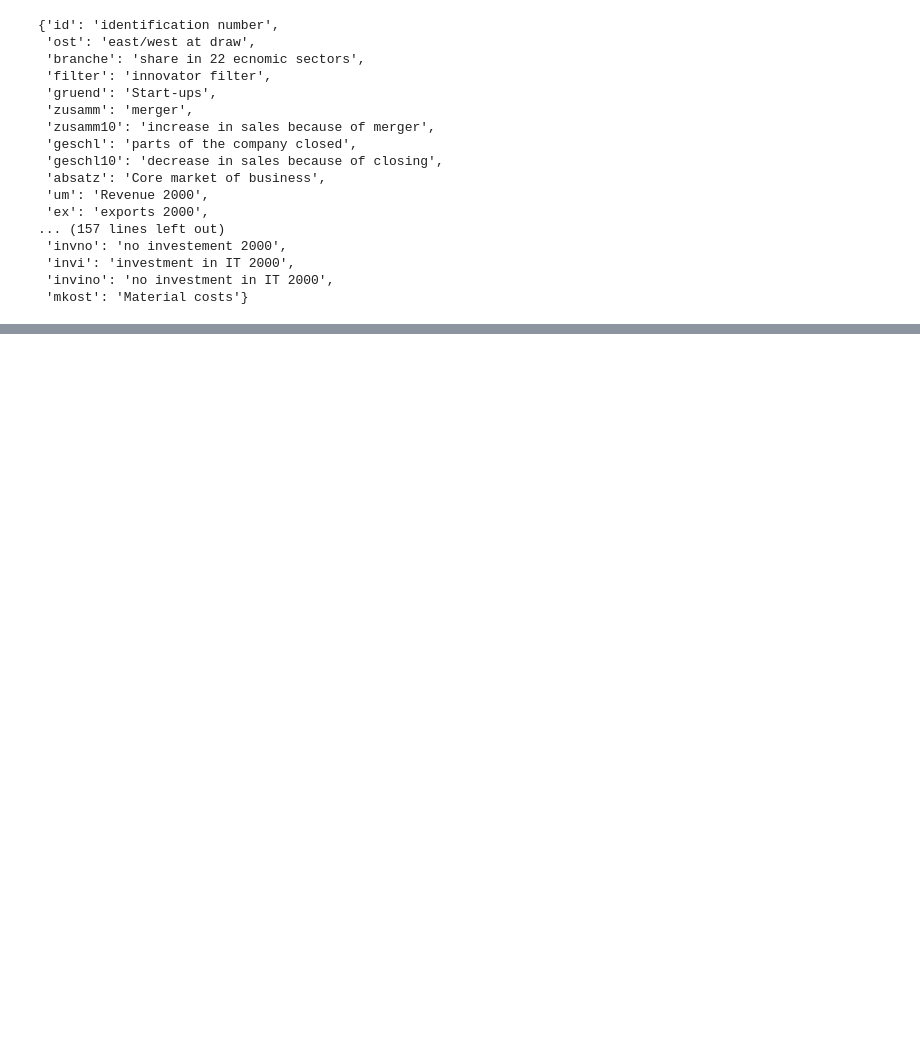
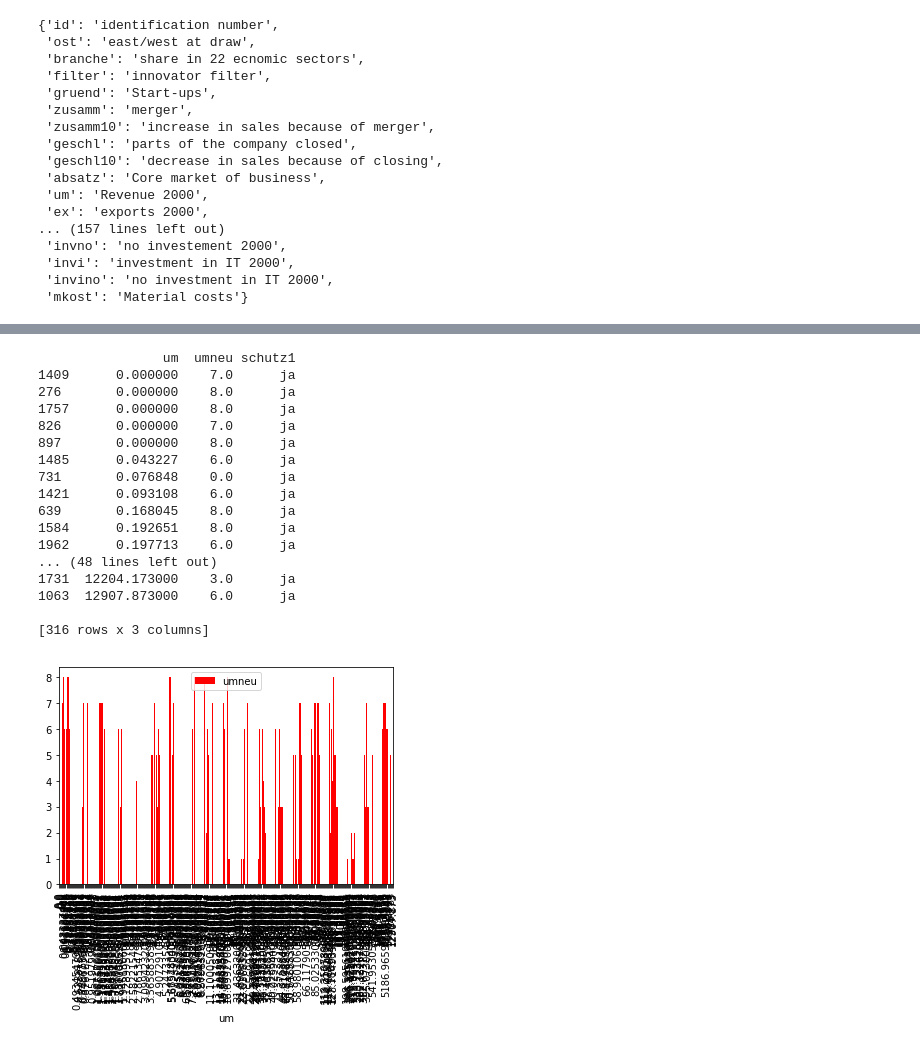
Before and after one commit to limarizon/Economics-and-Innovation-of-IP-Practica, a Jupyter notebook: script.ipynb, the cells around one changed output, grey strips where cells are left out. Saved outputs shown, nothing was run; the diff lists cells and outputs as text; code cells hidden in the pictures; blank space fills up the shorter version.

```diff
--- a/script.ipynb
+++ b/script.ipynb
@@ -142,0 +112,40 @@ print(answers)
+# %%
+#Patents
+#df['schutz1'].dropna()
+
+schutz1 = df['schutz1'].dropna()
+
+dfSchutz1IPTrue = df.loc[df['schutz1']=='ja']
+
+dfSchutz1IPTrue = dfSchutz1IPTrue.replace(['x=0','0<x<5','5<=x<10','10<=x<15','15<=x<20',
+                                           '20<=x<30','30<=x<50', '50<=x<75', '75<=x<=100'],
+                                          [0,1,2,3,4,5,6,7,8])
+
+dfSchutz1IPTrue['umneu'].fillna(0, inplace=True)
+dfSchutz1IPTrue['um'].fillna(0, inplace=True)
+dfSchutz1IPTrue = dfSchutz1IPTrue.sort_values(by=['um'], ascending=True)
+print(dfSchutz1IPTrue)
+dfSchutz1IPTrue.plot(kind='bar', x='um', y= 'umneu', color='red')
+#Je ziet duidelijk nog niet echt een verband tss revenue en percentueel rev
+#door innovatie. We zullen dus per branche moeten zien hoeveel percentueel innovatie
+#bijdraagt per branche.
+plt.show()
+# %% [output]
+                um  umneu schutz1
+1409      0.000000    7.0      ja
+276       0.000000    8.0      ja
+1757      0.000000    8.0      ja
+826       0.000000    7.0      ja
+897       0.000000    8.0      ja
+1485      0.043227    6.0      ja
+731       0.076848    0.0      ja
+1421      0.093108    6.0      ja
+639       0.168045    8.0      ja
+1584      0.192651    8.0      ja
+1962      0.197713    6.0      ja
+... (48 lines left out)
+1731  12204.173000    3.0      ja
+1063  12907.873000    6.0      ja
+
+[316 rows x 3 columns]
+[figure, added]
```
Also changed, not shown: parts of 6 cells of this notebook.
